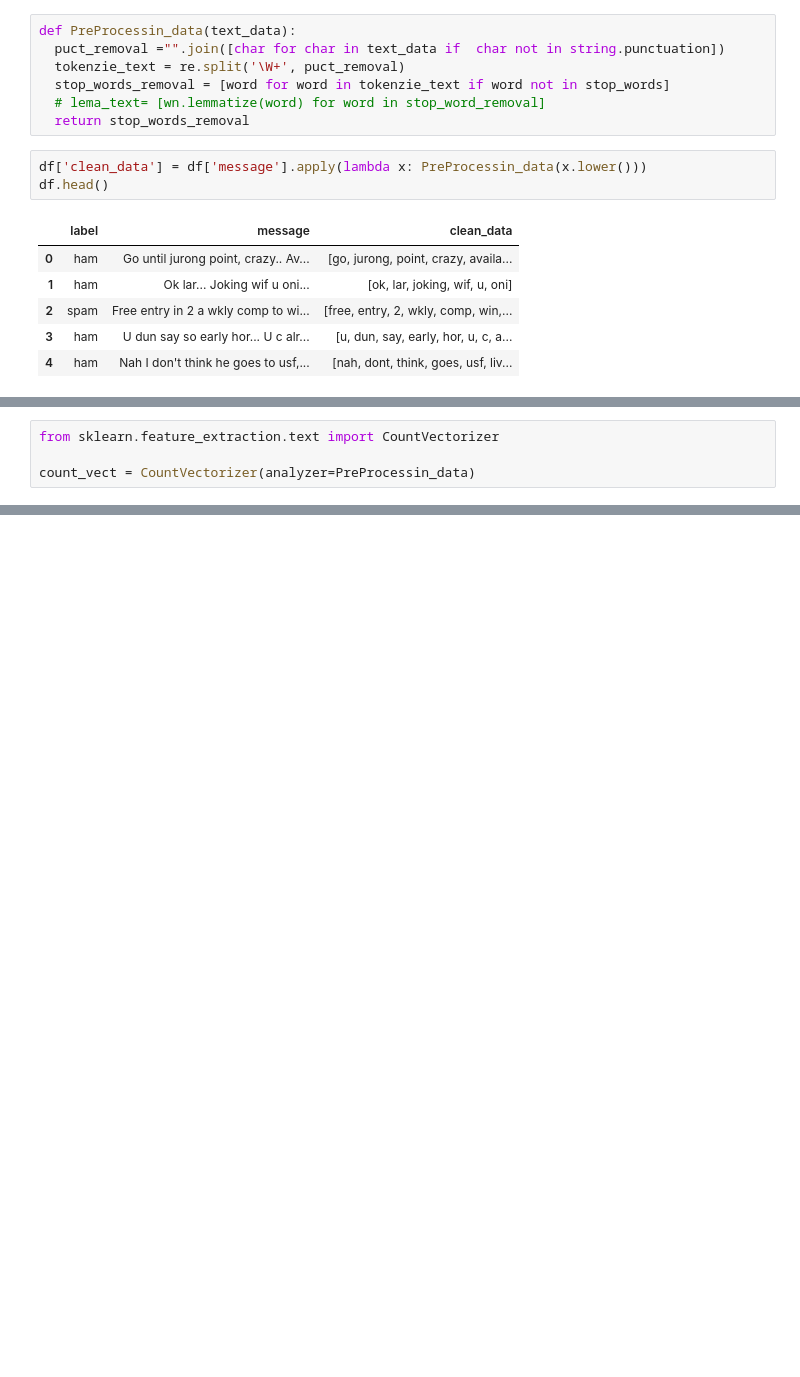
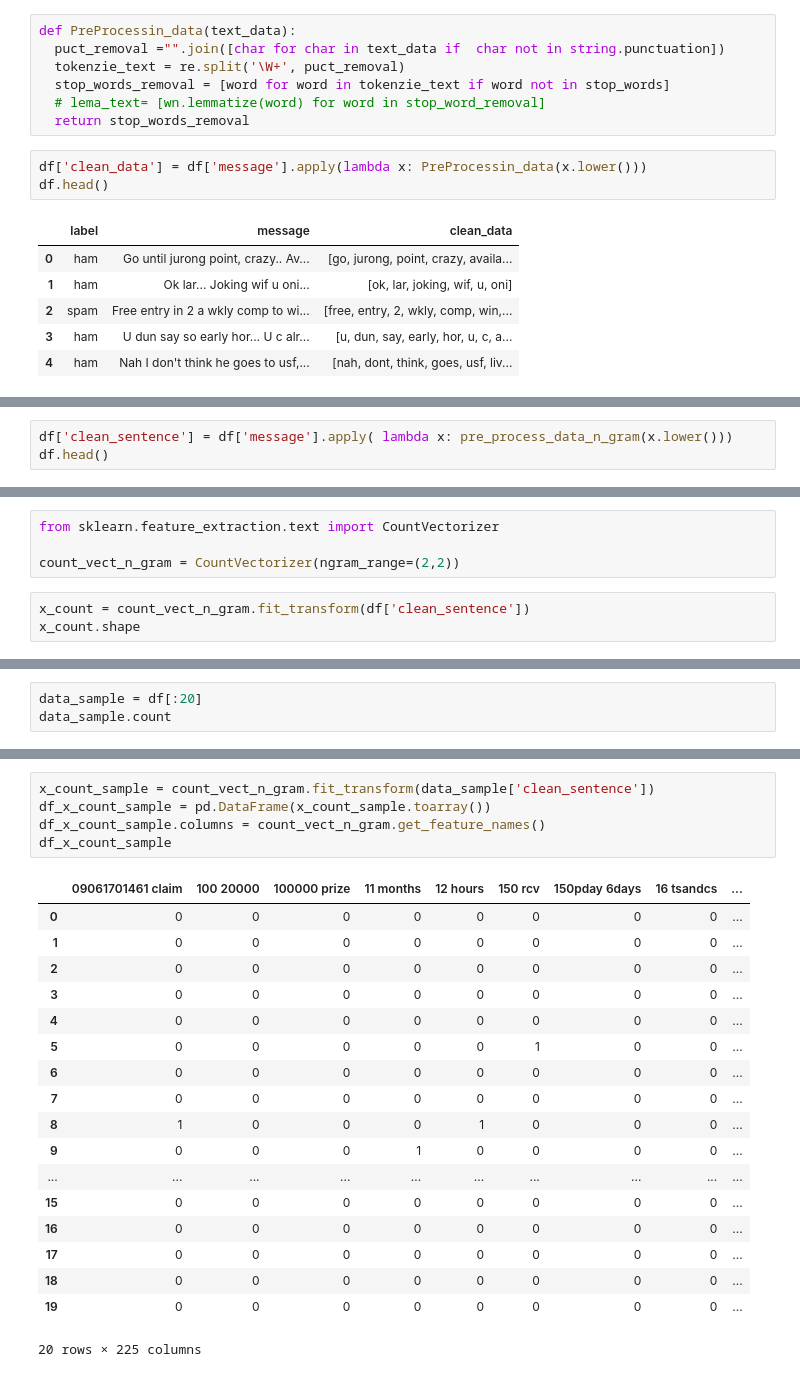
Before and after one commit to hrushikute/DataAnalytics, a Jupyter notebook: nltk_exploration.ipynb, the cells around one changed output, grey strips where cells are left out. Saved outputs shown, nothing was run; the diff lists cells and outputs as text; blank space fills up the shorter version.

```diff
--- a/nltk_exploration.ipynb
+++ b/nltk_exploration.ipynb
@@ -297,0 +384,3 @@ df.head()
+# %%
+df['clean_sentence'] = df['message'].apply( lambda x: pre_process_data_n_gram(x.lower()))
+df.head()
@@ -298,4 +396,7 @@ df.head()
 # %%
 from sklearn.feature_extraction.text import CountVectorizer
 
-count_vect = CountVectorizer(analyzer=PreProcessin_data)
+count_vect_n_gram = CountVectorizer(ngram_range=(2,2))
+# %%
+x_count = count_vect_n_gram.fit_transform(df['clean_sentence'])
+x_count.shape
@@ -301,0 +416,3 @@ count_vect = CountVectorizer(analyzer=PreProcessin_data)
+# %%
+data_sample = df[:20]
+data_sample.count
@@ -301,0 +437,24 @@ count_vect = CountVectorizer(analyzer=PreProcessin_data)
+# %%
+x_count_sample = count_vect_n_gram.fit_transform(data_sample['clean_sentence'])
+df_x_count_sample = pd.DataFrame(x_count_sample.toarray())
+df_x_count_sample.columns = count_vect_n_gram.get_feature_names()
+df_x_count_sample
+# %% [output]
+|  | 09061701461 claim | 100 20000 | 100000 prize | 11 months | 12 hours | 150 rcv | 150pday 6days | 16 tsandcs | ... |
+| 0 | 0 | 0 | 0 | 0 | 0 | 0 | 0 | 0 | ... |
+| 1 | 0 | 0 | 0 | 0 | 0 | 0 | 0 | 0 | ... |
+| 2 | 0 | 0 | 0 | 0 | 0 | 0 | 0 | 0 | ... |
+| 3 | 0 | 0 | 0 | 0 | 0 | 0 | 0 | 0 | ... |
+| 4 | 0 | 0 | 0 | 0 | 0 | 0 | 0 | 0 | ... |
+| 5 | 0 | 0 | 0 | 0 | 0 | 1 | 0 | 0 | ... |
+| 6 | 0 | 0 | 0 | 0 | 0 | 0 | 0 | 0 | ... |
+| 7 | 0 | 0 | 0 | 0 | 0 | 0 | 0 | 0 | ... |
+| 8 | 1 | 0 | 0 | 0 | 1 | 0 | 0 | 0 | ... |
+| 9 | 0 | 0 | 0 | 1 | 0 | 0 | 0 | 0 | ... |
+| ... | ... | ... | ... | ... | ... | ... | ... | ... | ... |
+| 15 | 0 | 0 | 0 | 0 | 0 | 0 | 0 | 0 | ... |
+| 16 | 0 | 0 | 0 | 0 | 0 | 0 | 0 | 0 | ... |
+| 17 | 0 | 0 | 0 | 0 | 0 | 0 | 0 | 0 | ... |
+| 18 | 0 | 0 | 0 | 0 | 0 | 0 | 0 | 0 | ... |
+| 19 | 0 | 0 | 0 | 0 | 0 | 0 | 0 | 0 | ... |
+20 rows × 225 columns
```
Also changed, not shown: parts of 21 cells of this notebook.
